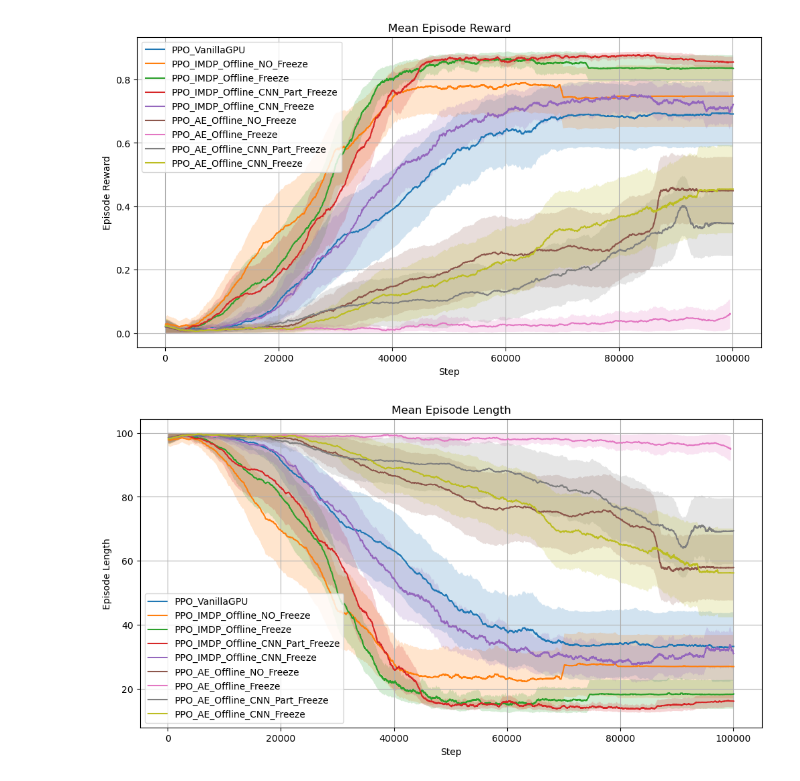
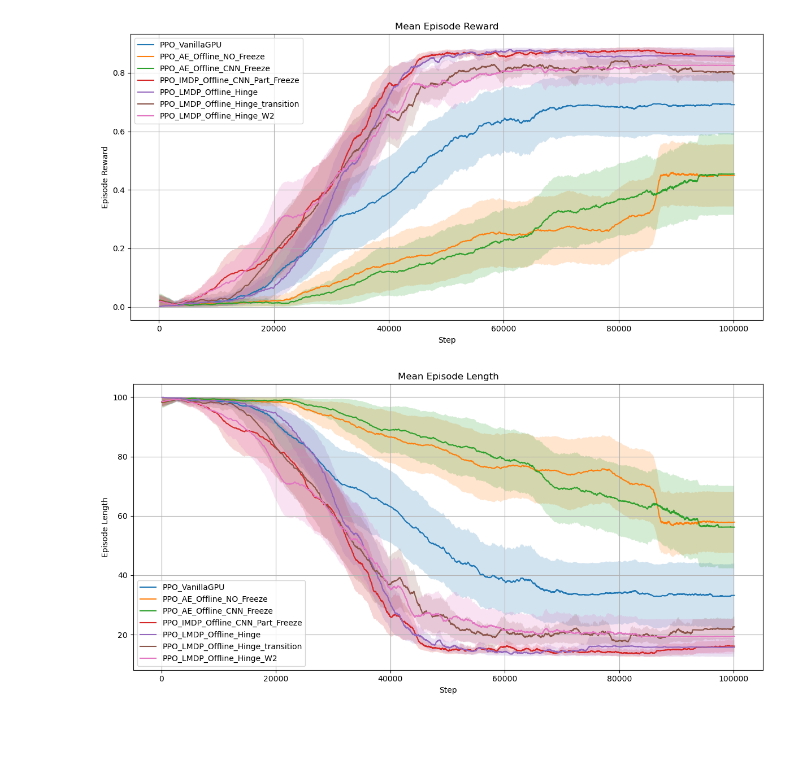
Before and after one commit to achouliaras/state_space_exploration, a Jupyter notebook: plot_results.ipynb, the cells around one changed output. Saved outputs shown, nothing was run; the diff lists cells and outputs as text; code cells hidden in the pictures; blank space fills up the shorter version.

Commit message:
Latent MDP model offline complete. Declutter PPO from model save/load

```diff
--- a/plot_results.ipynb
+++ b/plot_results.ipynb
@@ -8,11 +8,10 @@ from scipy.ndimage import uniform_filter1d  # For smoothing
 
 # Define the base directory and experiment names
 base_dir = "results/State-Vis-Pretraining/MiniGrid/Empty-8x8-v0"
-experiments = [ "PPO_VanillaGPU",
-                "PPO_IMDP_Offline_NO_Freeze", "PPO_IMDP_Offline_Freeze",
-                "PPO_IMDP_Offline_CNN_Part_Freeze", "PPO_IMDP_Offline_CNN_Freeze",
-                "PPO_AE_Offline_NO_Freeze", "PPO_AE_Offline_Freeze",
-                "PPO_AE_Offline_CNN_Part_Freeze", "PPO_AE_Offline_CNN_Freeze"
+experiments = [ "PPO_VanillaGPU", "PPO_AE_Offline_NO_Freeze", "PPO_AE_Offline_CNN_Freeze",
+                "PPO_IMDP_Offline_CNN_Part_Freeze",
+                "PPO_LMDP_Offline_Hinge", "PPO_LMDP_Offline_Hinge_transition",
+                "PPO_LMDP_Offline_Hinge_W2"
                 ]
 
 # Define the number of seeds
@@ -67,7 +66,7 @@ def smooth_data(data, window_size=10):
     return uniform_filter1d(data, size=window_size, mode='nearest')
 
 # Plotting function
-def plot_results(stats, steps_stats, ylabel, title, window_size=10):
+def plot_results(stats, steps_stats, ylabel, title, filename, window_size=10):
     plt.figure(figsize=(12, 6))
     for exp in experiments:
         mean, std_error = stats[exp]
@@ -84,14 +83,20 @@ def plot_results(stats, steps_stats, ylabel, title, window_size=10):
     plt.title(title)
     plt.legend()
     plt.grid(True)
+    plt.tight_layout()
+    plt.savefig(filename+".png")
     plt.show()
 # %%
 # Plot episode rewards
-plot_results(episode_rewards_stats, steps_stats, 'Episode Reward', 'Mean Episode Reward', window_size=50)
+plot_results(episode_rewards_stats, steps_stats,
+             'Episode Reward', 'Mean Episode Reward',
+             filename="plot_episode_reward", window_size=50)
 # %% [output]
-[figure, old version]
+[figure, new version]
 # %%
 # Plot episode lengths
-plot_results(episode_lengths_stats, steps_stats, 'Episode Length', 'Mean Episode Length', window_size=50)
+plot_results(episode_lengths_stats, steps_stats,
+             'Episode Length', 'Mean Episode Length',
+             filename="plot_episode_length", window_size=50)
 # %% [output]
-[figure, old version]
+[figure, new version]
```
Also changed, not shown: 9 other files.
